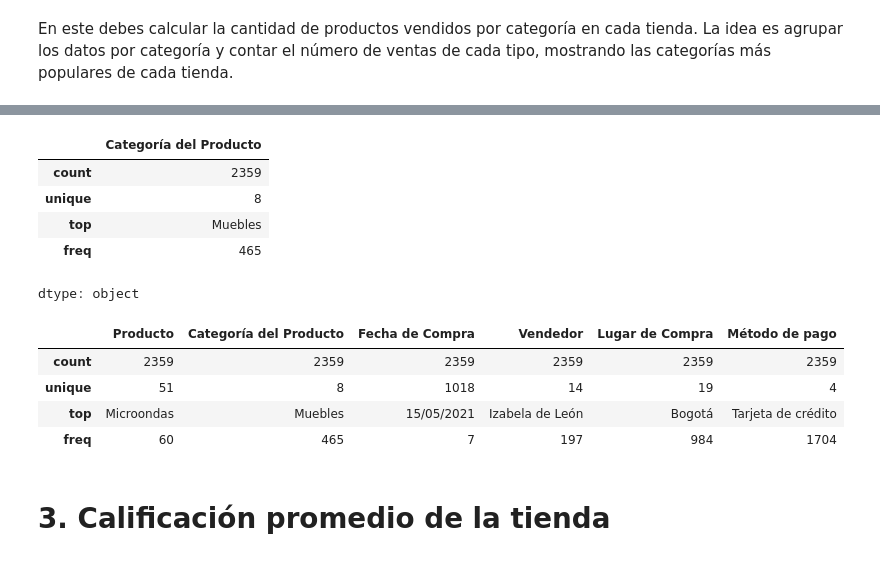
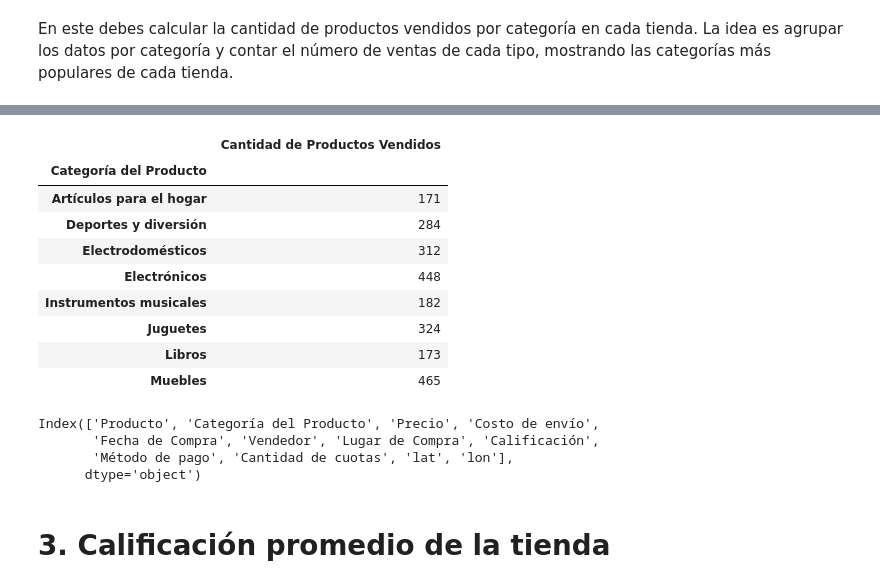
Before and after one commit to Marlucben/challengeAluraDataSciecie1, a Jupyter notebook: AluraStoreLatam.ipynb, the cells around one changed output, grey strips where cells are left out. Drawn from its saved outputs; the diff is of its cells as text; code cells hidden in the pictures.

```diff
--- a/AluraStoreLatam.ipynb
+++ b/AluraStoreLatam.ipynb
@@ -65,29 +55,35 @@ En este debes calcular la cantidad de productos vendidos por categoría en cada
-# %%
-def listaDeCategorias(tiendas:pd.DataFrame)->list:
- categorias = list(tiendas['Categoría del Producto'].unique()) #devuelve valores de la columna sin repetir y los convierte en una lista de categorias
- return categorias
-
-def ventasPorCategoriaPorTienda(tiendas):
- TotalCantidasVentas = tiendas.
-
-  return TotalCantidasVentas
+# %%
+def ventasPorCategoriaPorTienda(tiendas):
+ df = tiendas.copy()
+ df = df.drop(['Costo de envío', 'Precio',
+       'Fecha de Compra', 'Vendedor', 'Lugar de Compra', 'Calificación',
+       'Método de pago', 'Cantidad de cuotas', 'lat', 'lon'], axis=1, inplace=False)  #Borramos columnas innesesarias
+ df = df.groupby(['Categoría del Producto']).count() #contamos todas las columnas
+ df = df.rename(columns={'Producto': 'Cantidad de Productos Vendidos'}) #ronombramos la columna producto
+
+
+
+ return df
 # %%
-ventasPorCategoriaPorTienda(lista):
+ventasPorCategoriaPorTienda(tienda)
 # %% [output]
-|  | Categoría del Producto |
-| count | 2359 |
-| unique | 8 |
-| top | Muebles |
-| freq | 465 |
+|  | Cantidad de Productos Vendidos |
+| Categoría del Producto |  |
+| Artículos para el hogar | 171 |
+| Deportes y diversión | 284 |
+| Electrodomésticos | 312 |
+| Electrónicos | 448 |
+| Instrumentos musicales | 182 |
+| Juguetes | 324 |
+| Libros | 173 |
+| Muebles | 465 |
-dtype: object
-# %%
-tienda.describe(include=['object'])
-# %% [output]
-|  | Producto | Categoría del Producto | Fecha de Compra | Vendedor | Lugar de Compra | Método de pago |
-| count | 2359 | 2359 | 2359 | 2359 | 2359 | 2359 |
-| unique | 51 | 8 | 1018 | 14 | 19 | 4 |
-| top | Microondas | Muebles | 15/05/2021 | Izabela de León | Bogotá | Tarjeta de crédito |
-| freq | 60 | 465 | 7 | 197 | 984 | 1704 |
+# %%
+tienda.columns
+# %% [output]
+Index(['Producto', 'Categoría del Producto', 'Precio', 'Costo de envío',
+       'Fecha de Compra', 'Vendedor', 'Lugar de Compra', 'Calificación',
+       'Método de pago', 'Cantidad de cuotas', 'lat', 'lon'],
+      dtype='object')
 # %% [markdown]
 # 3. Calificación promedio de la tienda
 # %%
```
Also changed, not shown: parts of 2 cells of this notebook.
